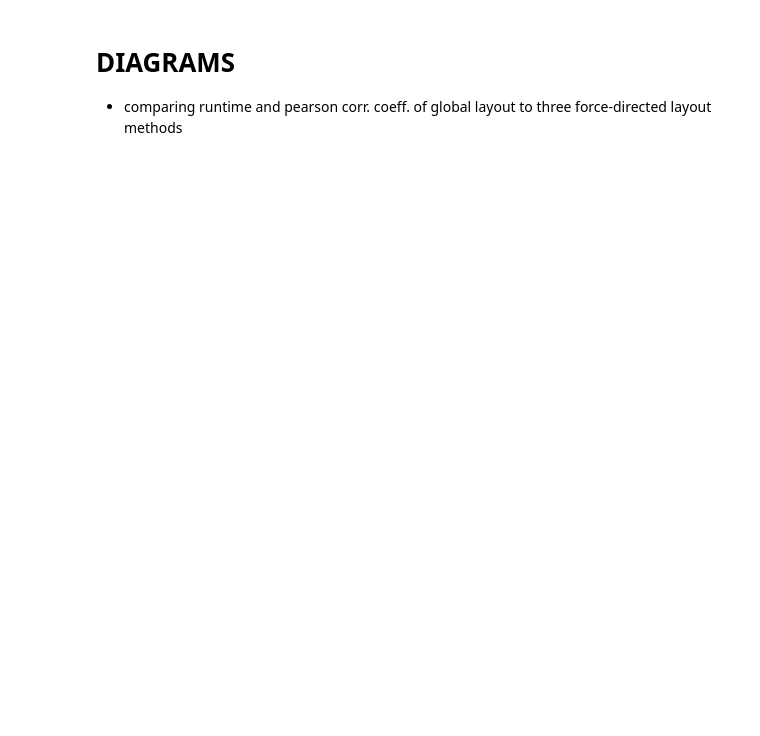
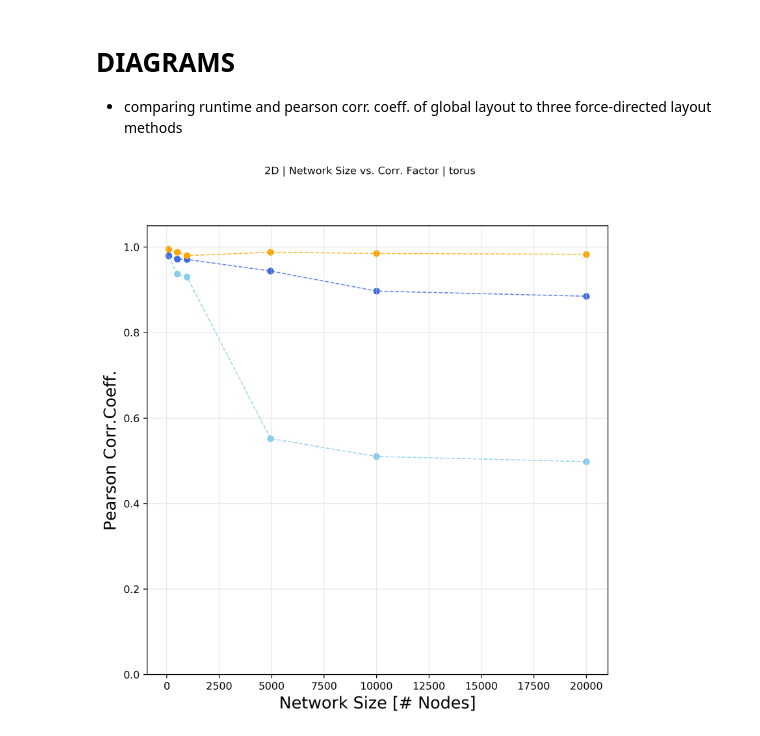
Before and after one commit to menchelab/CartoGRAPHs, a Jupyter notebook: benchmark/benchmarks_UPSCALED-3DTORUS.ipynb, the cells around one changed output. Cells and saved outputs as stored; diff of their text form; code cells hidden in the pictures; blank space fills up the shorter version.

```diff
--- a/benchmark/benchmarks_UPSCALED-3DTORUS.ipynb
+++ b/benchmark/benchmarks_UPSCALED-3DTORUS.ipynb
@@ -235,8 +299,8 @@ RWR corr coef:  0.9832740436560791
 # pearson correlation coefficient
 
 d_netsize_corr_global = {(12,8):0.995,
-                                (42,12):0.975,
-                                (44,22):0.976,
+                                (42,12):0.988,
+                                (44,22): 0.980,
                                 (90,55):0.988,
                                 (125,80):0.985,
                                 (182,110):0.983
@@ -244,8 +308,8 @@ d_netsize_corr_global = {(12,8):0.995,
 # time in seconds
 
 d_netsize_time =  {(12,8):2,
-                        (42,12):5,
-                        (44,22):18,
+                        (42,12):6,
+                        (44,22):14,
                         (90,55):58,
                         (125,80):142, #2min 22s
                         (182,110):680 #11min 20s
@@ -779,20 +875,20 @@ print('SPRING corr coef: ',r_spring)
 
 d_netsize_corr_ig = {       (12,8): 0.980,
                             (42,12): 0.972,
-                            (44,22): 0.977,
-                            (90,55):0.979,
-                            (125,80):0.897,
+                            (44,22): 0.971,
+                            (90,55): 0.944,
+                            (125,80): 0.897,
                             (182,110): 0.885,
                            }
 
 # run time at pearson corr. coef. of: d_netsize_corr_global
 
 d_netsize_time_ig = {       (12,8):2,
-                            (42,12):5,
-                            (44,22):18,
+                            (42,12):60,
+                            (44,22):540,
                             (90,55):1033, # 17min 13s
                             (125,80):20690, # 5h 44min 50s
-                            (182,110): ,
+                            (182,110): 43200 # 12h cut off,
                                }
 # %% [markdown]
 # DIAGRAMS
@@ -800,39 +917,25 @@ d_netsize_time_ig = {       (12,8):2,
 # %%
-########################################
-#
-# Network size vs. Correlation Factor
-# with same running time
-#
-########################################
-
-labelsize = 16
-
-x_ig = list(d_netsize_time.keys())
-y_ig = list(d_netsize_corr_ig.values())
-
-x_nx = list(d_netsize_time.keys())
-y_nx = list(d_netsize_corr_nx.values())
-
-x_layout = list(d_netsize_time.keys())
-y_layout = list(d_netsize_corr_global.values())
-
-
 fig = plt.figure(figsize=(8,8), dpi=300)
 
 plt.xlabel("Network Size [# Nodes]", fontsize=labelsize)
 plt.ylabel("Pearson Corr.Coeff.", fontsize=labelsize)
 
 plt.plot(x_nx,y_nx, '--', c = 'skyblue', alpha = 0.8, linewidth=1)
-plt.scatter(x_nx,y_nx, c = 'skyblue', s = 30, alpha = 1.0)
+plt.scatter(x_nx, y_nx, c = 'skyblue', s = 30, alpha = 1.0)
 
-plt.plot(x_gt,y_ig, '--', c = 'royalblue', alpha = 0.8, linewidth=1)
-plt.scatter(x_gt,y_ig, c = 'royalblue', s = 30, alpha = 1.0)
+plt.plot(x_ig,y_ig, '--', c = 'royalblue', alpha = 0.8, linewidth=1)
+plt.scatter(x_ig,y_ig, c = 'royalblue', s = 30, alpha = 1.0)
 
 plt.plot(x_layout,y_layout, '--', c = 'orange', alpha = 0.8, linewidth=1)
 plt.scatter(x_layout,y_layout, c = 'orange', s = 30, alpha = 1.0)
+
+#plt.plot(x_nodevec,y_nodevec, '--', c = 'orangered', alpha = 0.8, linewidth=1)
+#plt.scatter(x_nodevec,y_nodevec, c = 'orangered', s = 30, alpha = 1.0)
 
 plt.grid(True, c='lightgrey', alpha=0.5)
 plt.suptitle('2D | Network Size vs. Corr. Factor | '+organism, fontsize=10)
 plt.ylim(ymin=0, ymax=1.05)
 
-fig.savefig('../output_plots/benchmark/upscaledNEW_2D_CorrNetsize_'+feature+'_'+organism+'.png')
+fig.savefig('../output_plots/benchmark/upscaledNEW_2D_CorrNetsize_'+organism+'_ig_nx.png')
+# %% [output]
+[figure, added]
```
Also changed, not shown: parts of 26 cells of this notebook, 4 other files.
